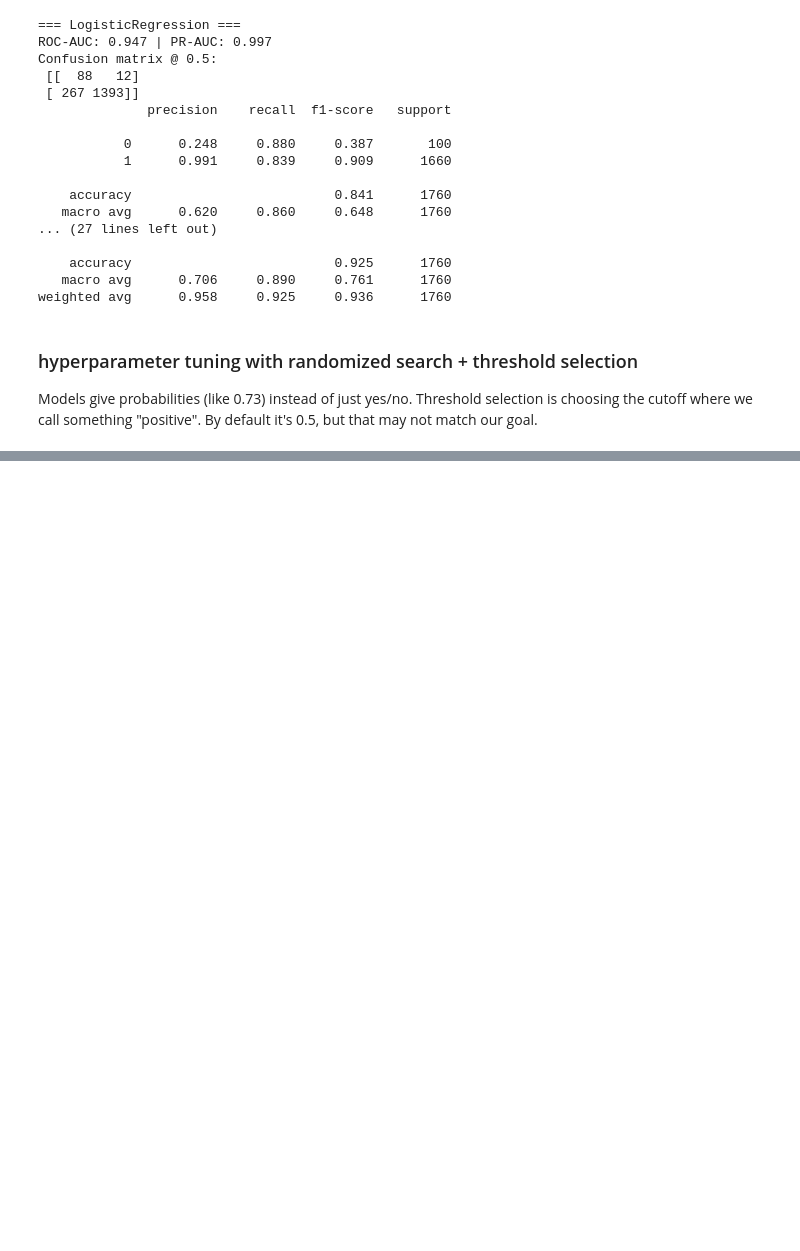
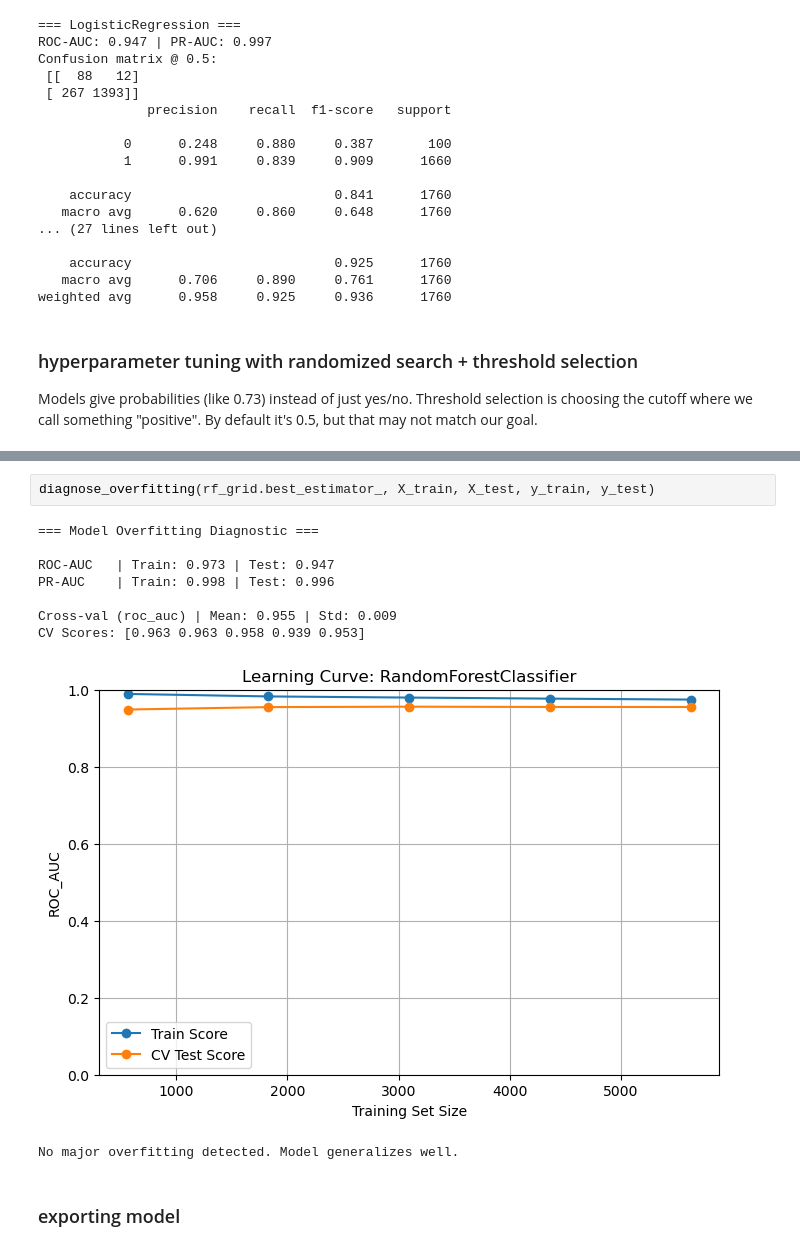
Before and after one commit to ishween/Team2A, a Jupyter notebook: src/lead_scoring.ipynb, the cells around one changed output, grey strips where cells are left out. Cells and saved outputs as stored; diff of their text form; blank space fills up the shorter version.

Commit message:
lead scoring and (accidentally) opportunity win  model afifah's version

```diff
--- a/src/lead_scoring.ipynb
+++ b/src/lead_scoring.ipynb
@@ -338,0 +403,14 @@ PR-AUC: 0.996 | ROC-AUC: 0.947
+# %%
+diagnose_overfitting(rf_grid.best_estimator_, X_train, X_test, y_train, y_test)
+# %% [output]
+=== Model Overfitting Diagnostic ===
+
+ROC-AUC   | Train: 0.973 | Test: 0.947
+PR-AUC    | Train: 0.998 | Test: 0.996
+
+Cross-val (roc_auc) | Mean: 0.955 | Std: 0.009
+CV Scores: [0.963 0.963 0.958 0.939 0.953]
+[figure, added]
+No major overfitting detected. Model generalizes well.
+# %% [markdown]
+### exporting model
```
Also changed, not shown: parts of 4 cells of this notebook, 1 other file.
